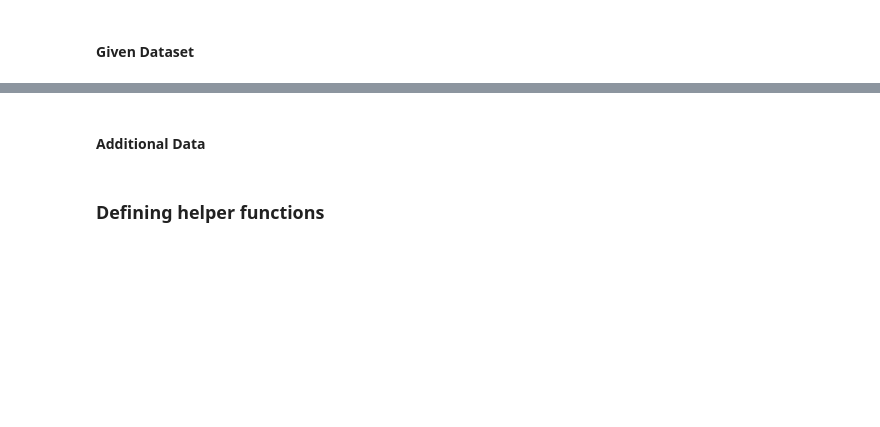
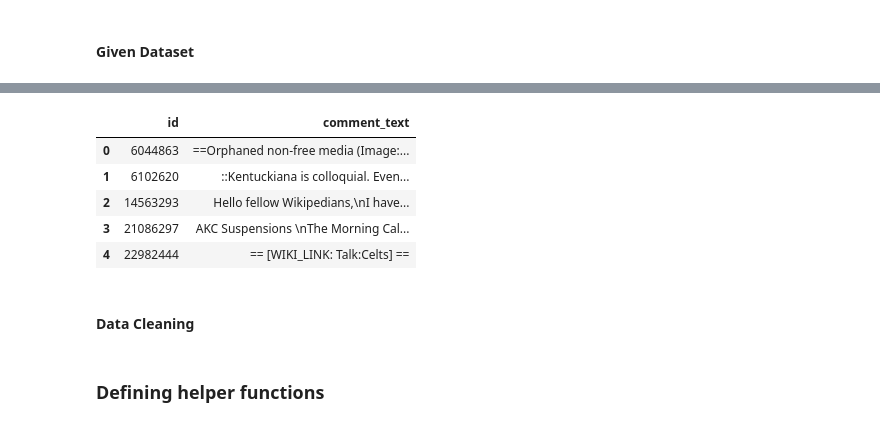
Before and after one commit to matthewtanzj/toxic-comment-classification, a Jupyter notebook: src/Combination of emotion and textstat features.ipynb, the cells around one changed output, grey strips where cells are left out. Cells and saved outputs as stored; diff of their text form; code cells hidden in the pictures; blank space fills up the shorter version.

```diff
--- a/src/Combination of emotion and textstat features.ipynb
+++ b/src/Combination of emotion and textstat features.ipynb
@@ -47,5 +59,15 @@ test_path = "../data/data/test.csv"
+# %%
+testData = pd.read_csv(test_path)
+testData.head()
+# %% [output]
+|  | id | comment_text |
+| 0 | 6044863 | ==Orphaned non-free media (Image:... |
+| 1 | 6102620 | ::Kentuckiana is colloquial. Even... |
+| 2 | 14563293 | Hello fellow Wikipedians,\nI have... |
+| 3 | 21086297 | AKC Suspensions \nThe Morning Cal... |
+| 4 | 22982444 | == [WIKI_LINK: Talk:Celts] == |
 # %% [markdown]
-#### Additional Data
+#### Data Cleaning
 # %%
 emotion_lexicon_path = "../data/features/NRC-AffectIntensity-Lexicon.txt"
 # %%
```
Also changed, not shown: parts of 22 cells of this notebook, 1 other file.
